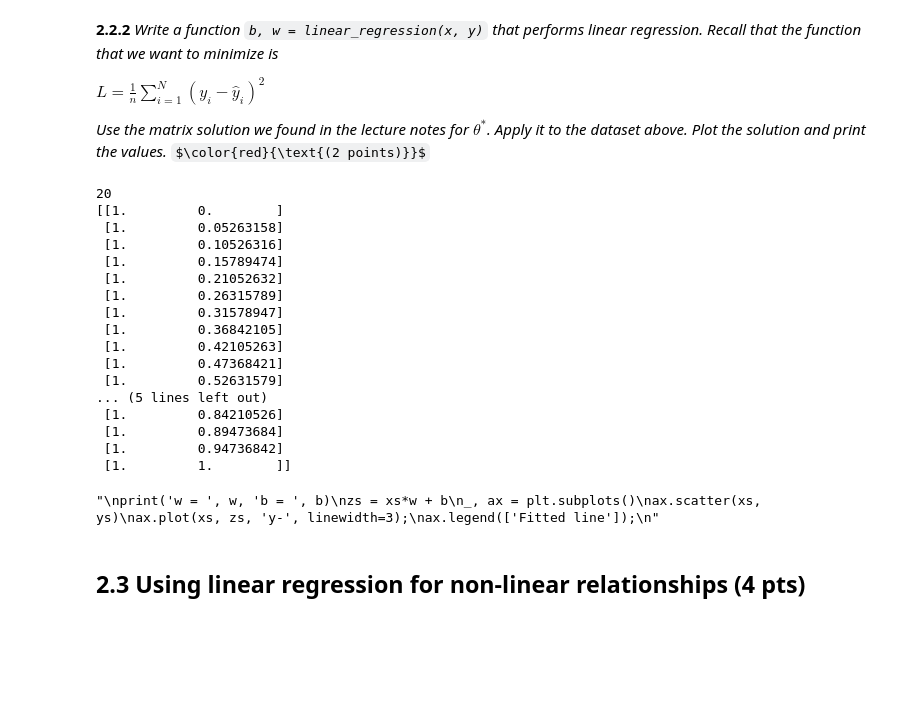
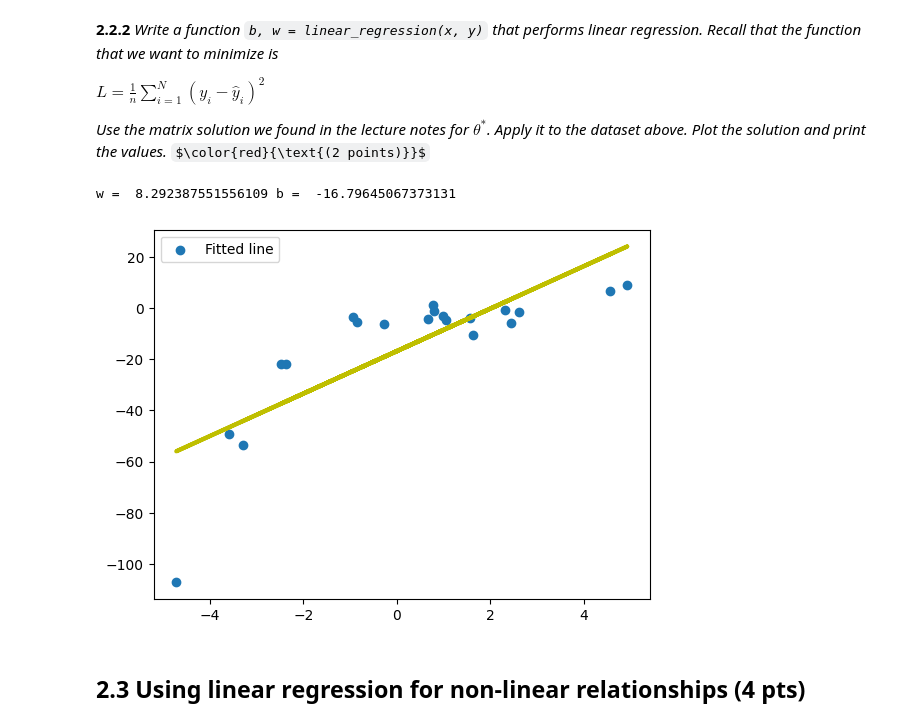
Before and after one commit to eriklidb/Foundations-of-Machine-Learning, a Jupyter notebook: Ex2/Ex2_LIDBJÖRK_ERIK.ipynb, the cells around one changed output. Drawn from its saved outputs; the diff is of its cells as text; code cells hidden in the pictures; some formulas as TeX source; blank space fills up the shorter version.

```diff
--- a/Ex2/Ex2_LIDBJÖRK_ERIK.ipynb
+++ b/Ex2/Ex2_LIDBJÖRK_ERIK.ipynb
@@ -208,54 +226,35 @@ $L = \frac{1}{n}\sum_{i=1}^N (y_i - \hat{y}_i)^2$
 # %%
 def linear_regression(xs, ys):
     """
     Returns an algebraic solution for w,b given
     xs: np.ndarray of shape [n]
     ys: np.ndarray of shape [n]
     """
     # YOUR CODE HERE
-    print(len(xs))
-    #X = np.array(xs, np.ones(len(xs), dtype=xs.dtype), dtype=xs.dtype)
-    X = np.vstack((np.ones(len(xs)), xs)).T
+    X = np.column_stack((np.ones(len(xs)), xs))
 
-    print(X)
+    # Linear regression done by solving the equation X^T X theta* = X^T y => theta* = (x^T X)^(-1) X^T y.
+    theta = np.linalg.solve(np.matmul(X.T, X), np.matmul(X.T, ys))
+
     # X = ... should be of shape (20,2), remember to prepend 1 to each point
     # X would look something like this
     # [ 1   x_1
     #   1   x_2
     #   ...
     #   1   x_n ]
     # Y = ... should be of shape (20,1)
     # implement the theta* equation in the matrix form we derived at the end of the lecture notes 3.2
-    theta = 0,0
     return theta
 b, w = linear_regression(xs,ys)
-"""
 print('w = ', w, 'b = ', b)
 zs = xs*w + b
 _, ax = plt.subplots()
 ax.scatter(xs, ys)
 ax.plot(xs, zs, 'y-', linewidth=3);
 ax.legend(['Fitted line']);
-"""
 # %% [output]
-20
-[[1.         0.        ]
- [1.         0.05263158]
- [1.         0.10526316]
- [1.         0.15789474]
- [1.         0.21052632]
- [1.         0.26315789]
- [1.         0.31578947]
- [1.         0.36842105]
- [1.         0.42105263]
- [1.         0.47368421]
- [1.         0.52631579]
-... (5 lines left out)
- [1.         0.84210526]
- [1.         0.89473684]
- [1.         0.94736842]
- [1.         1.        ]]
+w =  8.292387551556109 b =  -16.79645067373131
-"\nprint('w = ', w, 'b = ', b)\nzs = xs*w + b\n_, ax = plt.subplots()\nax.scatter(xs, ys)\nax.plot(xs, zs, 'y-', linewidth=3);\nax.legend(['Fitted line']);\n"
+[figure, added]
 # %% [markdown]
 ## 2.3 Using linear regression for non-linear relationships (4 pts)
 # %% [markdown]
```
Also changed, not shown: parts of 11 cells of this notebook.
